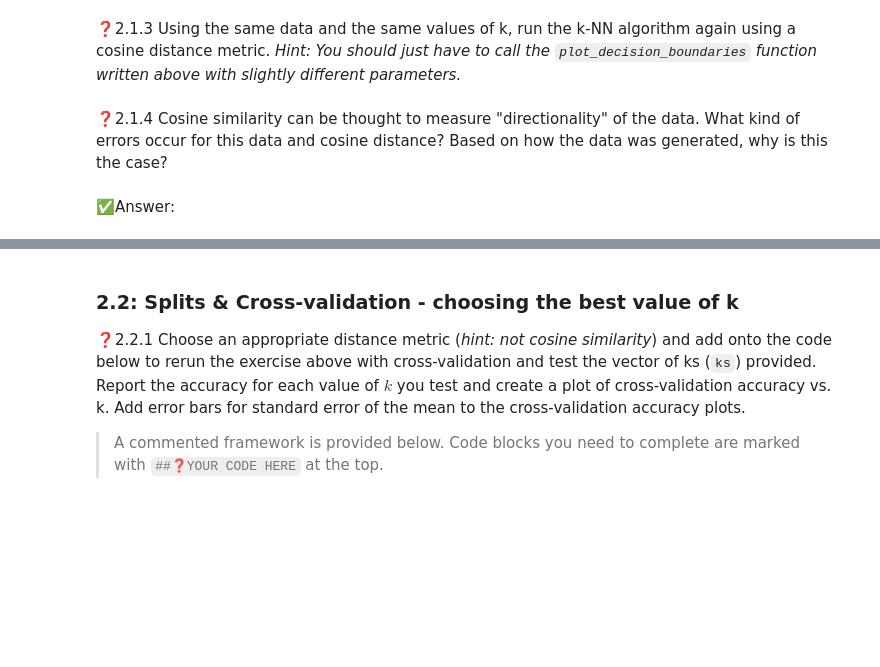
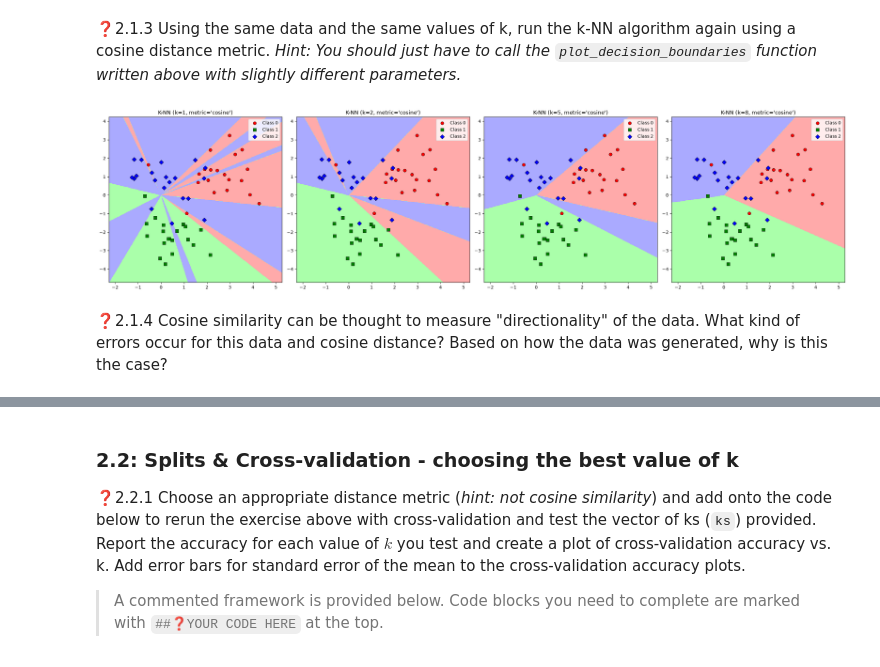
Before and after one commit to saanvees/BME-304, a Jupyter notebook: Lab_3/Week3_Assignment.ipynb, the cells around one changed output, grey strips where cells are left out. Drawn from its saved outputs; the diff is of its cells as text; code cells hidden in the pictures; blank space fills up the shorter version.

```diff
--- a/Lab_3/Week3_Assignment.ipynb
+++ b/Lab_3/Week3_Assignment.ipynb
@@ -43,14 +43,20 @@ class3 = np.random.randn(n_points_per_class, 2) + [0, 0]
 
 # combine these points into X and y datasets
 X = np.vstack((class1, class2, class3))
-y = np.array([0] * n_points_per_class + [1] * n_points_per_class + [2] * n_points_per_class)
+y = np.array([0] * n_points_per_class
+             + [1] * n_points_per_class
+             + [2] * n_points_per_class)
 
 # Plotting function to show decision boundaries
 def plot_decision_boundaries(X, y, metric, ks):
     n_cols = len(ks)
-    fig, axes = plt.subplots(1, n_cols, figsize=(n_cols * 6, 6))
+    fig, axes = plt.subplots(1,
+                             n_cols,
+                             figsize=(n_cols * 6, 6))
 
-    cmap_light = ListedColormap(['#FFAAAA', '#AAFFAA', '#AAAAFF'])
+    cmap_light = ListedColormap(['#FFAAAA',
+                                 '#AAFFAA',
+                                 '#AAAAFF'])
     cmap_bold = ['red', 'green', 'blue']
     markers = ['o', 's', 'D']
 
@@ -70,8 +76,14 @@ def plot_decision_boundaries(X, y, metric, ks):
         ## plotting the outputs
         ax.contourf(xx, yy, Z, cmap=cmap_light)
         for i, color, marker in zip(range(3), cmap_bold, markers):
-            sns.scatterplot(ax=ax, x=X[y == i, 0], y=X[y == i, 1], marker=marker, color=color,
-                            edgecolor='k', s=50, label=f'Class {i}')
+            sns.scatterplot(ax=ax,
+                            x=X[y == i, 0],
+                            y=X[y == i, 1],
+                            marker=marker,
+                            color=color,
+                            edgecolor='k',
+                            s=50,
+                            label=f'Class {i}')
 
         ax.set_xlim(xx.min(), xx.max())
         ax.set_ylim(yy.min(), yy.max())
@@ -104,7 +116,8 @@ for metric in metrics:
 ❓2.1.3 Using the same data and the same values of k, run the k-NN algorithm again using a cosine distance metric. *Hint: You should just have to call the `plot_decision_boundaries` function written above with slightly different parameters.*
 # %%
 ##❓YOUR CODE HERE
+plot_decision_boundaries(X, y, metric = "cosine", ks=ks)
+# %% [output]
+[figure, added]
 # %% [markdown]
 ❓2.1.4 Cosine similarity can be thought to measure "directionality" of the data. What kind of errors occur for this data and cosine distance? Based on how the data was generated, why is this the case?
-# %% [markdown]
-✅Answer:
```
Also changed, not shown: parts of 26 cells of this notebook, 2 other files.
